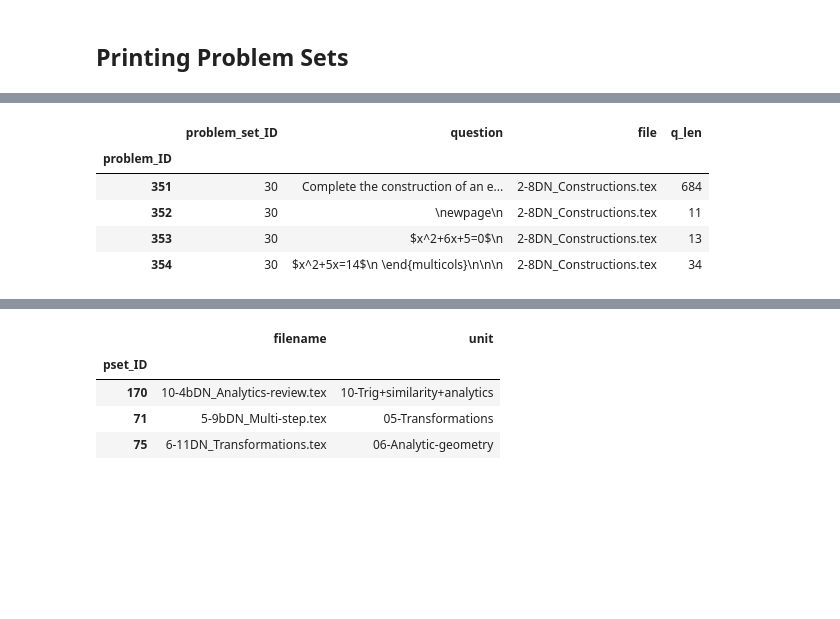
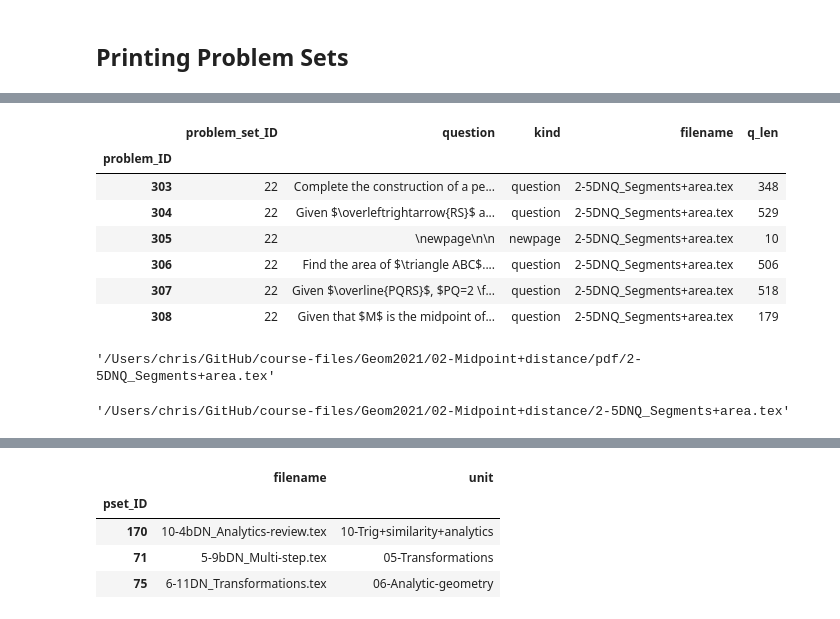
Before and after one commit to chrishuson/mathai, a Jupyter notebook: src/notes.ipynb, the cells around one changed output, grey strips where cells are left out. Drawn from its saved outputs; the diff is of its cells as text; code cells hidden in the pictures; blank space fills up the shorter version.

```diff
--- a/src/notes.ipynb
+++ b/src/notes.ipynb
@@ -64,12 +104,14 @@ problem_df2 = pd.read_csv('../db/problem_df.csv', index_col='problem_ID')
 # %%
-pset_ID = 30
+pset_ID = 22
 p_df = problem_df[problem_df.problem_set_ID == pset_ID]
 p_df
 # %% [output]
-|  | problem_set_ID | question | file | q_len |
-| problem_ID |  |  |  |  |
-| 351 | 30 | Complete the construction of an e... | 2-8DN_Constructions.tex | 684 |
-| 352 | 30 | \newpage\n | 2-8DN_Constructions.tex | 11 |
-| 353 | 30 | $x^2+6x+5=0$\n | 2-8DN_Constructions.tex | 13 |
-| 354 | 30 | $x^2+5x=14$\n \end{multicols}\n\n\n | 2-8DN_Constructions.tex | 34 |
+|  | problem_set_ID | question | kind | filename | q_len |
+| problem_ID |  |  |  |  |  |
+| 303 | 22 | Complete the construction of a pe... | question | 2-5DNQ_Segments+area.tex | 348 |
+| 304 | 22 | Given $\overleftrightarrow{RS}$ a... | question | 2-5DNQ_Segments+area.tex | 529 |
+| 305 | 22 | \newpage\n\n | newpage | 2-5DNQ_Segments+area.tex | 10 |
+| 306 | 22 | Find the area of $\triangle ABC$.... | question | 2-5DNQ_Segments+area.tex | 506 |
+| 307 | 22 | Given $\overline{PQRS}$, $PQ=2 \f... | question | 2-5DNQ_Segments+area.tex | 518 |
+| 308 | 22 | Given that $M$ is the midpoint of... | question | 2-5DNQ_Segments+area.tex | 179 |
 # %%
@@ -78 +120,12 @@ title = (filename, 'pset ID: ' + str(pset_ID), 'find dangling end-multicols') #n
 build_problem_df_tex(p_df, filename, title)
+# %%
+f = df2.path_plus_filename.loc[22]
+path_unit, filename = f.rsplit('/', 1)
+ff = path_unit + '/pdf/' + filename
+ff
+# %% [output]
+'/Users/chris/GitHub/course-files/Geom2021/02-Midpoint+distance/pdf/2-5DNQ_Segments+area.tex'
+# %%
+f
+# %% [output]
+'/Users/chris/GitHub/course-files/Geom2021/02-Midpoint+distance/2-5DNQ_Segments+area.tex'
```
Also changed, not shown: parts of 7 cells of this notebook.
